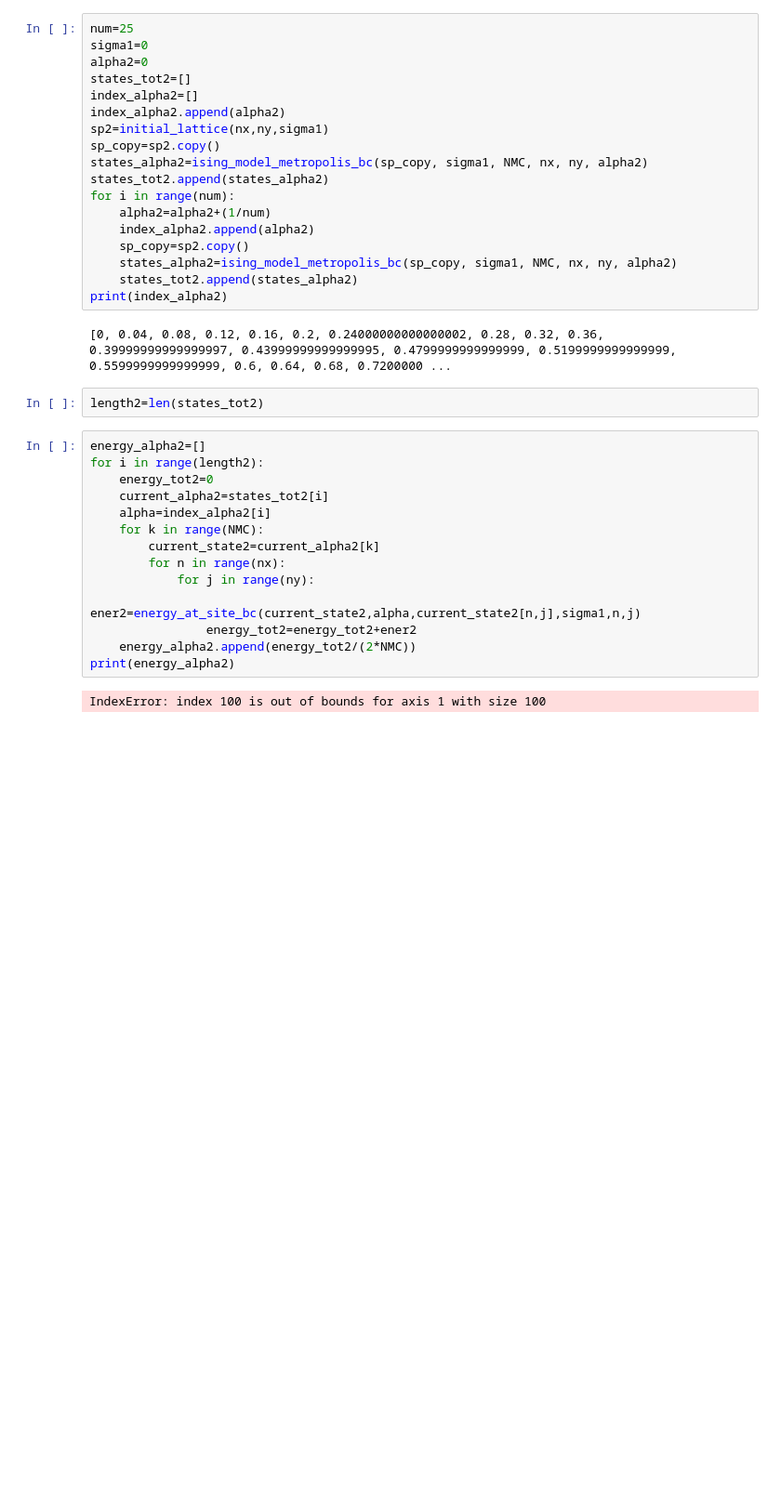
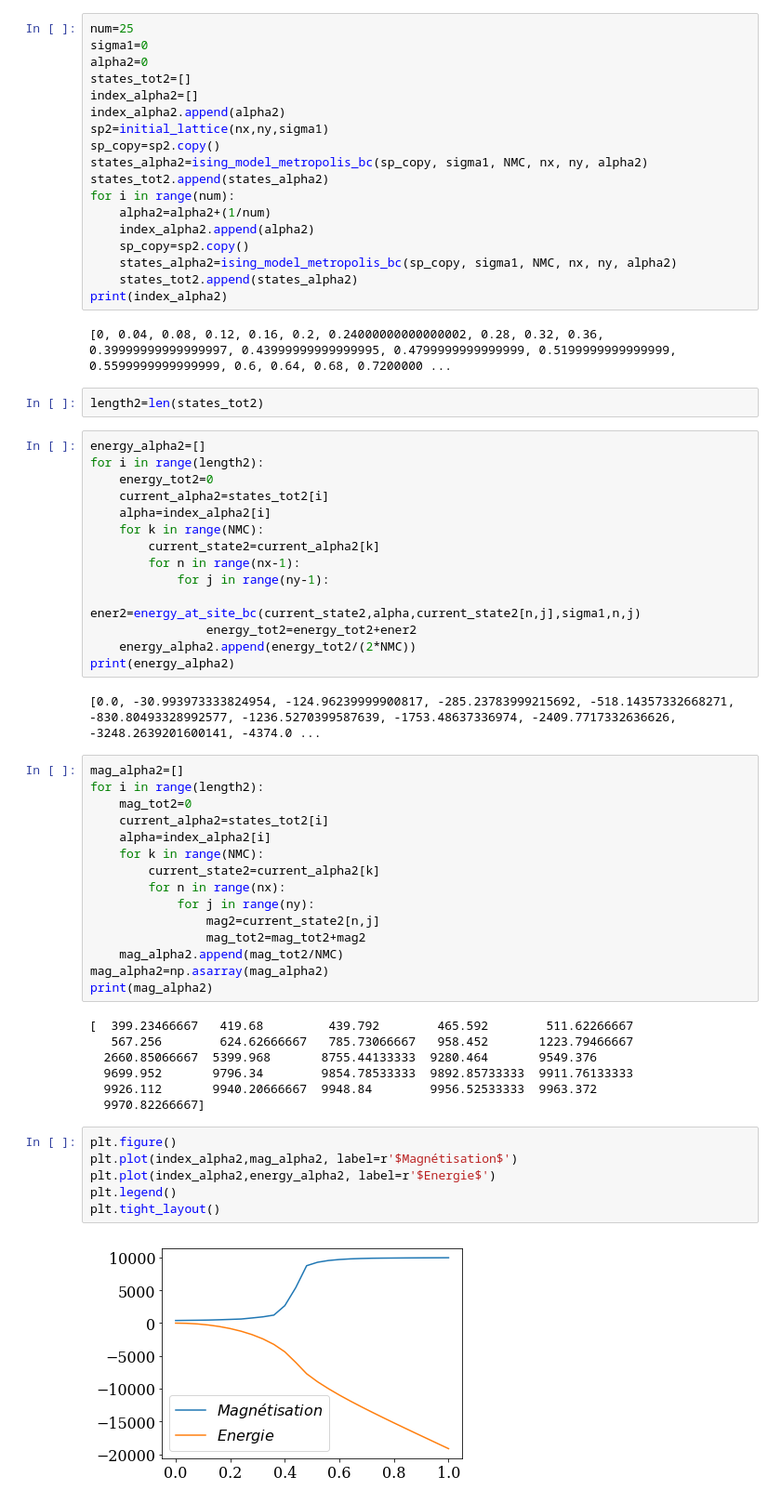
Before and after one commit to tdejardi/numerical-mooc, a Jupyter notebook: working/Travail personnel n.3.ipynb, the cells around one changed output. Shown: that part at 93% size. Drawn from its saved outputs; the diff is of its cells as text; blank space fills up the shorter version.

```diff
--- a/working/Travail personnel n.3.ipynb
+++ b/working/Travail personnel n.3.ipynb
@@ -588,11 +588,41 @@ for i in range(length2):
     alpha=index_alpha2[i]
     for k in range(NMC):
         current_state2=current_alpha2[k]
-        for n in range(nx):
-            for j in range(ny):
+        for n in range(nx-1):
+            for j in range(ny-1):
                 ener2=energy_at_site_bc(current_state2,alpha,current_state2[n,j],sigma1,n,j)
                 energy_tot2=energy_tot2+ener2
     energy_alpha2.append(energy_tot2/(2*NMC))
 print(energy_alpha2)
 # %% [output]
-IndexError: index 100 is out of bounds for axis 1 with size 100
+[0.0, -30.993973333824954, -124.96239999900817, -285.23783999215692, -518.14357332668271, -830.80493328992577, -1236.5270399587639, -1753.48637336974, -2409.7717332636626, -3248.2639201600141, -4374.0 ...
+# %%
+mag_alpha2=[]
+for i in range(length2):
+    mag_tot2=0
+    current_alpha2=states_tot2[i]
+    alpha=index_alpha2[i]
+    for k in range(NMC):
+        current_state2=current_alpha2[k]
+        for n in range(nx):
+            for j in range(ny):
+                mag2=current_state2[n,j]
+                mag_tot2=mag_tot2+mag2
+    mag_alpha2.append(mag_tot2/NMC)
+mag_alpha2=np.asarray(mag_alpha2)
+print(mag_alpha2)
+# %% [output]
+[  399.23466667   419.68         439.792        465.592        511.62266667
+   567.256        624.62666667   785.73066667   958.452       1223.79466667
+  2660.85066667  5399.968       8755.44133333  9280.464       9549.376
+  9699.952       9796.34        9854.78533333  9892.85733333  9911.76133333
+  9926.112       9940.20666667  9948.84        9956.52533333  9963.372
+  9970.82266667]
+# %%
+plt.figure()
+plt.plot(index_alpha2,mag_alpha2, label=r'$Magnétisation$')
+plt.plot(index_alpha2,energy_alpha2, label=r'$Energie$')
+plt.legend()
+plt.tight_layout()
+# %% [output]
+[figure, added]
```
